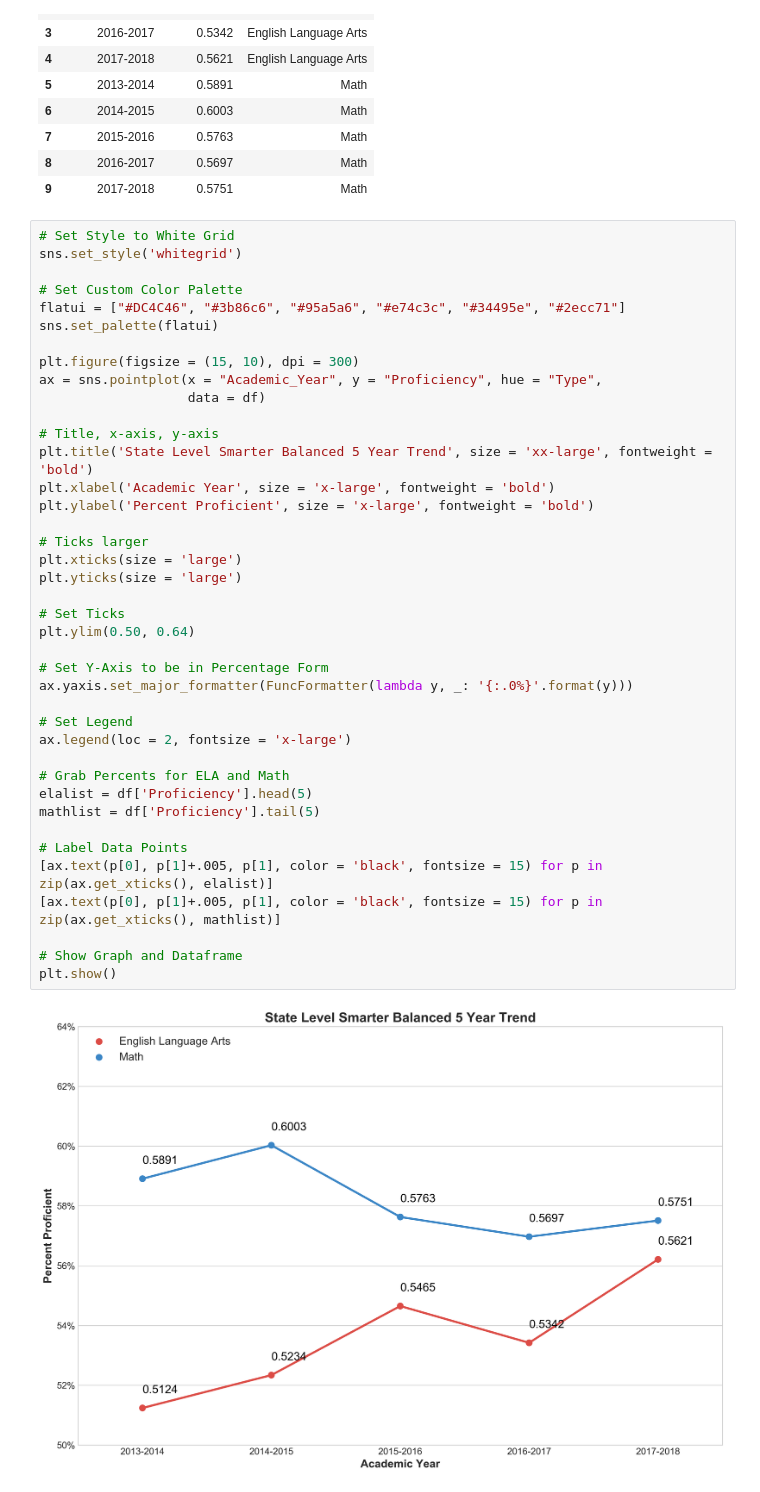
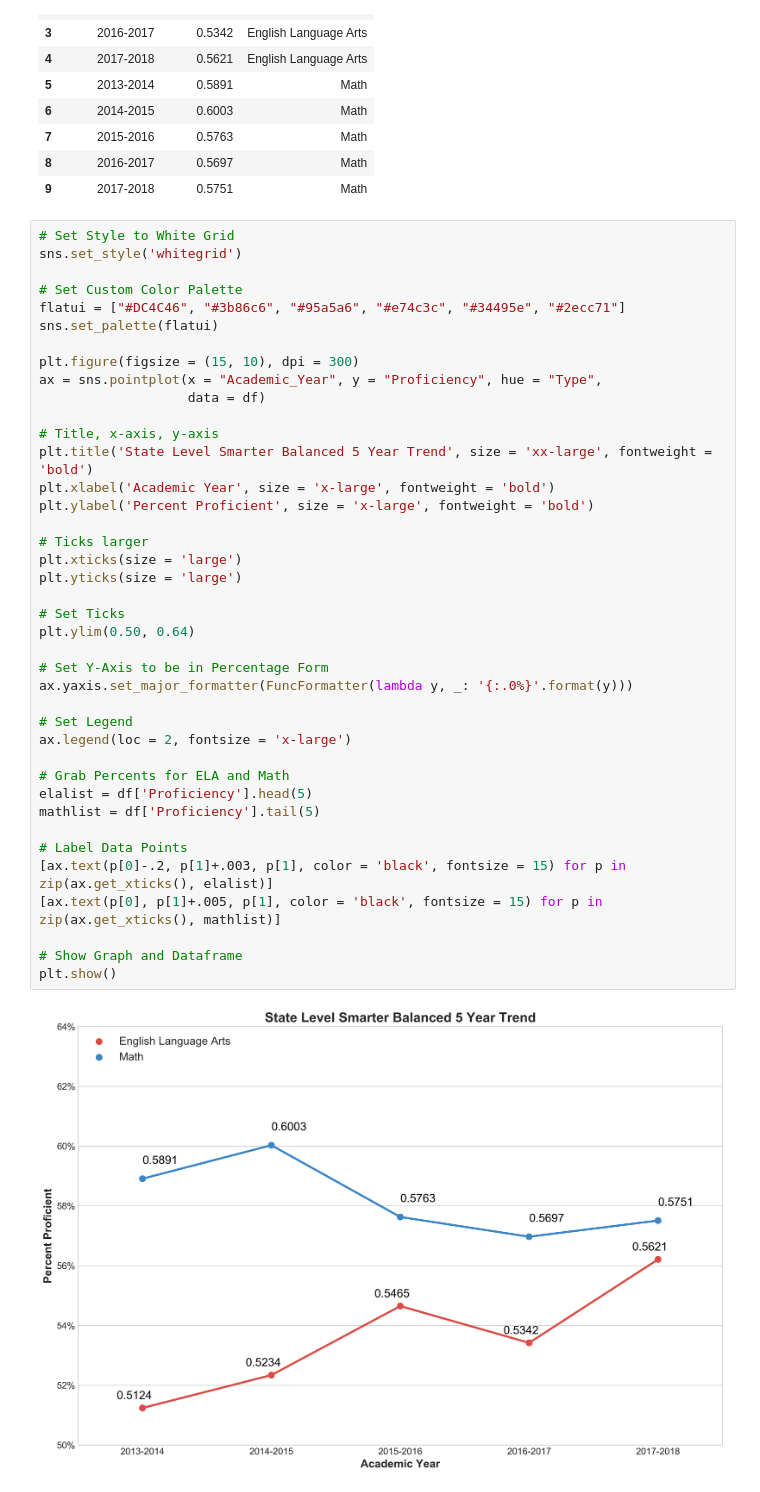
Before and after one commit to CentsOfFate/Miscellaneous-Projects, a Jupyter notebook: Files/Example Seaborn Graphs (Fake Data).ipynb, the cells around one changed output. Drawn from its saved outputs; the diff is of its cells as text.

```diff
--- a/Files/Example Seaborn Graphs (Fake Data).ipynb
+++ b/Files/Example Seaborn Graphs (Fake Data).ipynb
@@ -48,32 +48,32 @@ ax = sns.pointplot(x = "Academic_Year", y = "Proficiency", hue = "Type",
                    data = df)
 
 # Title, x-axis, y-axis
 plt.title('State Level Smarter Balanced 5 Year Trend', size = 'xx-large', fontweight = 'bold')
 plt.xlabel('Academic Year', size = 'x-large', fontweight = 'bold')
 plt.ylabel('Percent Proficient', size = 'x-large', fontweight = 'bold')
 
 # Ticks larger
 plt.xticks(size = 'large')
 plt.yticks(size = 'large')
 
 # Set Ticks
 plt.ylim(0.50, 0.64)
 
 # Set Y-Axis to be in Percentage Form
 ax.yaxis.set_major_formatter(FuncFormatter(lambda y, _: '{:.0%}'.format(y)))
 
 # Set Legend
 ax.legend(loc = 2, fontsize = 'x-large')
 
 # Grab Percents for ELA and Math
 elalist = df['Proficiency'].head(5)
 mathlist = df['Proficiency'].tail(5)
 
 # Label Data Points
-[ax.text(p[0], p[1]+.005, p[1], color = 'black', fontsize = 15) for p in zip(ax.get_xticks(), elalist)]
+[ax.text(p[0]-.2, p[1]+.003, p[1], color = 'black', fontsize = 15) for p in zip(ax.get_xticks(), elalist)]
 [ax.text(p[0], p[1]+.005, p[1], color = 'black', fontsize = 15) for p in zip(ax.get_xticks(), mathlist)]
 
 # Show Graph and Dataframe
 plt.show()
 # %% [output]
-[figure, old version]
+[figure, new version]
```
